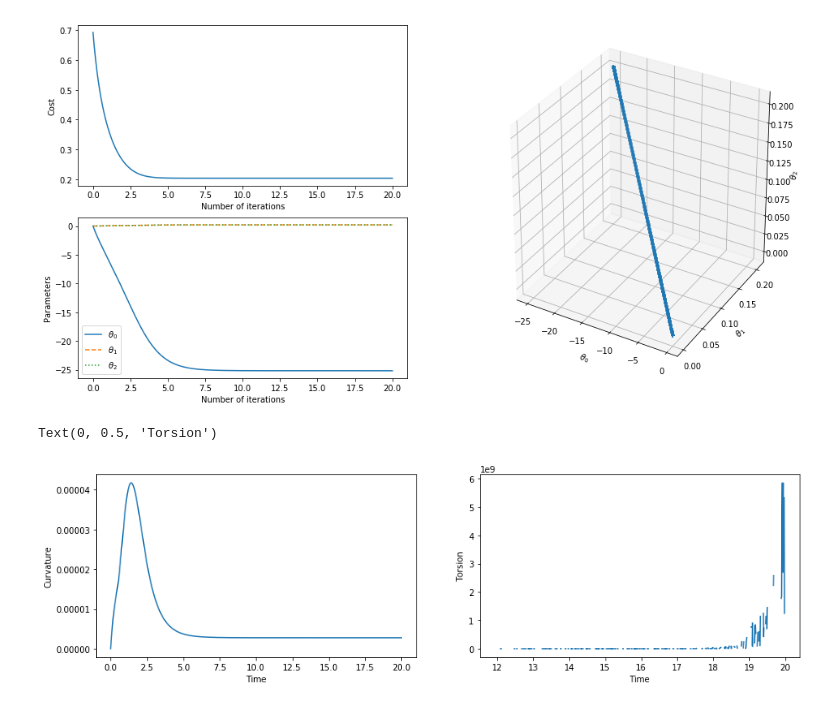
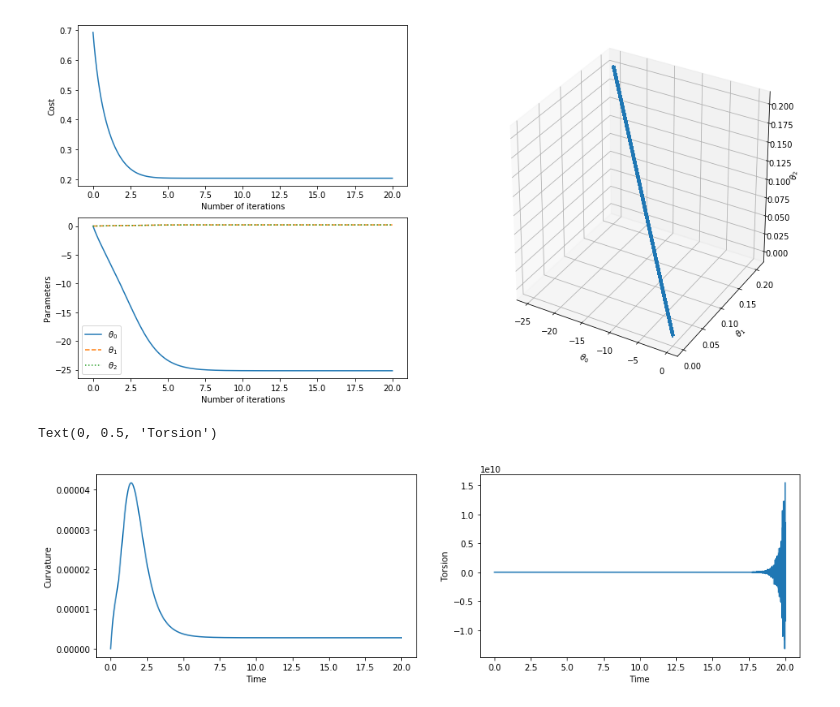
Before and after one commit to MCMXCIII-KVK/Coursera_Machine_Learning, a Jupyter notebook: exercises_python/ex2_1.ipynb, the cells around one changed output. Drawn from its saved outputs; the diff is of its cells as text; code cells hidden in the pictures.

```diff
--- a/exercises_python/ex2_1.ipynb
+++ b/exercises_python/ex2_1.ipynb
@@ -704,27 +753,27 @@ def ContinuousTimeNaturalGradientDescent(t,theta_v):
 # 連続時間自然勾配法の実行
 ti = 0
 tf = 20
-sol_ct = solve_ivp(ContinuousTimeNaturalGradientDescent,[ti,tf],thetai.flatten(),max_step=0.01)
-t_ct = sol_ct.t
-theta_ct = sol_ct.y
-J_ct, J_theta_ct = costFunction_gradient(X,y,theta_ct)
+sol = solve_ivp(ContinuousTimeNaturalGradientDescent,[ti,tf],thetai.flatten(),max_step=0.001)
+t_history = sol.t
+theta_history = sol.y
+J_history, J_theta_history = costFunction_gradient(X,y,theta_history)
 
 # コストとパラメータの動きをプロット
 fig = plt.figure(figsize=(16,8))
 gs = gridspec.GridSpec(2,2)
 ax1 = plt.subplot(gs[0,0])
-ax1.plot(t_ct,J_ct)
+ax1.plot(t_history,J_history)
 ax1.set_xlabel('Number of iterations')
 ax1.set_ylabel('Cost')
 ax2 = plt.subplot(gs[1,0])
-ax2.plot(t_ct,theta_ct[0,:],'-',label=r'$\theta_0$')
-ax2.plot(t_ct,theta_ct[1,:],'--',label=r'$\theta_1$')
-ax2.plot(t_ct,theta_ct[2,:],':',label=r'$\theta_2$')
+ax2.plot(t_history,theta_history[0,:],'-',label=r'$\theta_0$')
+ax2.plot(t_history,theta_history[1,:],'--',label=r'$\theta_1$')
+ax2.plot(t_history,theta_history[2,:],':',label=r'$\theta_2$')
 ax2.set_xlabel('Number of iterations')
 ax2.set_ylabel('Parameters')
 ax2.legend()
 ax3 = plt.subplot(gs[:,1],projection='3d')
-ax3.scatter3D(theta_ct[0,:],theta_ct[1,:],theta_ct[2,:],marker='+')
+ax3.scatter3D(theta_history[0,:],theta_history[1,:],theta_history[2,:],marker='+')
 ax3.set_xlabel(r'$\theta _0$')
 ax3.set_ylabel(r'$\theta _1$')
 ax3.set_zlabel(r'$\theta _2$')
@@ -757,22 +806,22 @@ def timeDerivatives3_naturalGradientDescent(X,y,theta,eta):
     return(d1theta_dt1,d2theta_dt2,d3theta_dt3)
 # %%
 # パラメータの時間導関数
-d1theta_dt1_ct, d2theta_dt2_ct, d3theta_dt3_ct = timeDerivatives3_naturalGradientDescent(X,y,theta_ct,eta)
+d1theta_dt1_history, d2theta_dt2_history, d3theta_dt3_history = timeDerivatives3_naturalGradientDescent(X,y,theta_history,eta)
 
 # 曲率と捩率
-kappa_ct = curvature(d1theta_dt1_ct,d2theta_dt2_ct)
-tau_ct = torsion(d1theta_dt1_ct,d2theta_dt2_ct,d3theta_dt3_ct)
+kappa_history = curvature(d1theta_dt1_history,d2theta_dt2_history)
+tau_history = torsion(d1theta_dt1_history,d2theta_dt2_history,d3theta_dt3_history)
 
 # 曲率と捩率のプロット
 fig = plt.figure(figsize=(15,4))
 ax1 = fig.add_subplot(121)
-ax1.plot(t_ct,kappa_ct)
+ax1.plot(t_history,kappa_history)
 ax1.set_xlabel('Time')
 ax1.set_ylabel('Curvature')
 ax2 = fig.add_subplot(122)
-ax2.plot(t_ct,tau_ct)
+ax2.plot(t_history,tau_history)
 ax2.set_xlabel('Time')
 ax2.set_ylabel('Torsion')
 # %% [output]
 Text(0, 0.5, 'Torsion')
-[figure, old version]
+[figure, new version]
```
Also changed, not shown: parts of 9 cells of this notebook.
